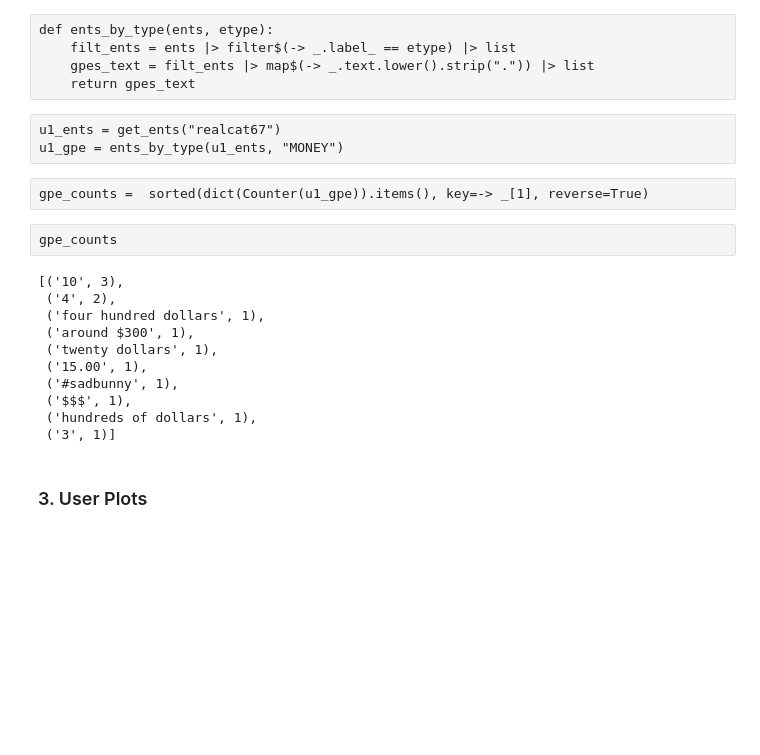
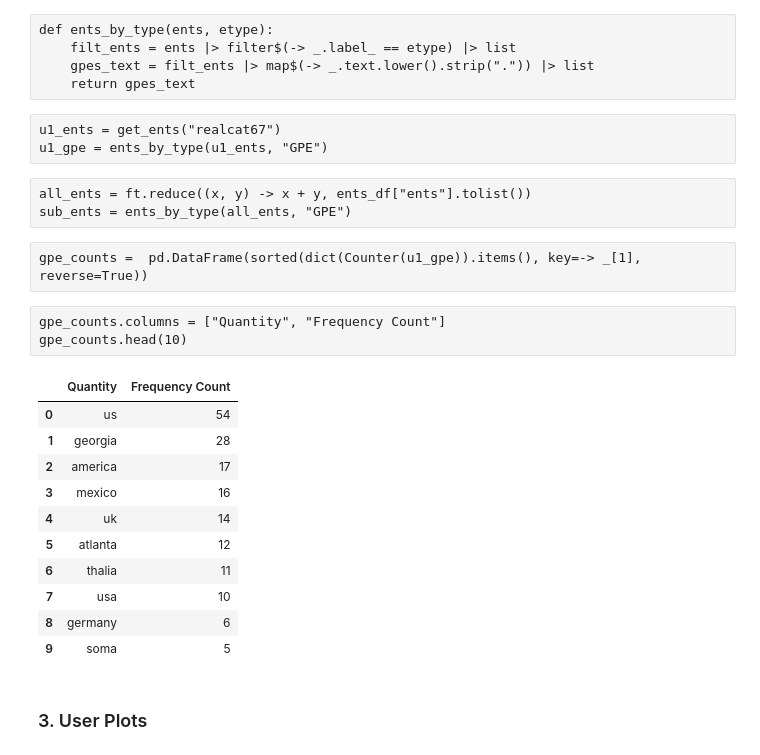
Before and after one commit to akilby/drug_pricing, a Jupyter notebook: explore.ipynb, the cells around one changed output. Saved outputs shown, nothing was run; the diff lists cells and outputs as text; blank space fills up the shorter version.

```diff
--- a/explore.ipynb
+++ b/explore.ipynb
@@ -187,22 +231,27 @@ def ents_by_type(ents, etype):
     return gpes_text
 # %%
 u1_ents = get_ents("realcat67")
-u1_gpe = ents_by_type(u1_ents, "MONEY")
+u1_gpe = ents_by_type(u1_ents, "GPE")
+# %%
+all_ents = ft.reduce((x, y) -> x + y, ents_df["ents"].tolist())
+sub_ents = ents_by_type(all_ents, "GPE")
 # %%
-gpe_counts =  sorted(dict(Counter(u1_gpe)).items(), key=-> _[1], reverse=True)
+gpe_counts =  pd.DataFrame(sorted(dict(Counter(u1_gpe)).items(), key=-> _[1], reverse=True))
-# %%
-gpe_counts
-# %% [output]
-[('10', 3),
- ('4', 2),
- ('four hundred dollars', 1),
- ('around $300', 1),
- ('twenty dollars', 1),
- ('15.00', 1),
- ('#sadbunny', 1),
- ('$$$', 1),
- ('hundreds of dollars', 1),
- ('3', 1)]
+# %%
+gpe_counts.columns = ["Quantity", "Frequency Count"]
+gpe_counts.head(10)
+# %% [output]
+|  | Quantity | Frequency Count |
+| 0 | us | 54 |
+| 1 | georgia | 28 |
+| 2 | america | 17 |
+| 3 | mexico | 16 |
+| 4 | uk | 14 |
+| 5 | atlanta | 12 |
+| 6 | thalia | 11 |
+| 7 | usa | 10 |
+| 8 | germany | 6 |
+| 9 | soma | 5 |
 # %% [markdown]
 ### 3. User Plots
 # %%
```
Also changed, not shown: parts of 22 cells of this notebook, 12 other files.
